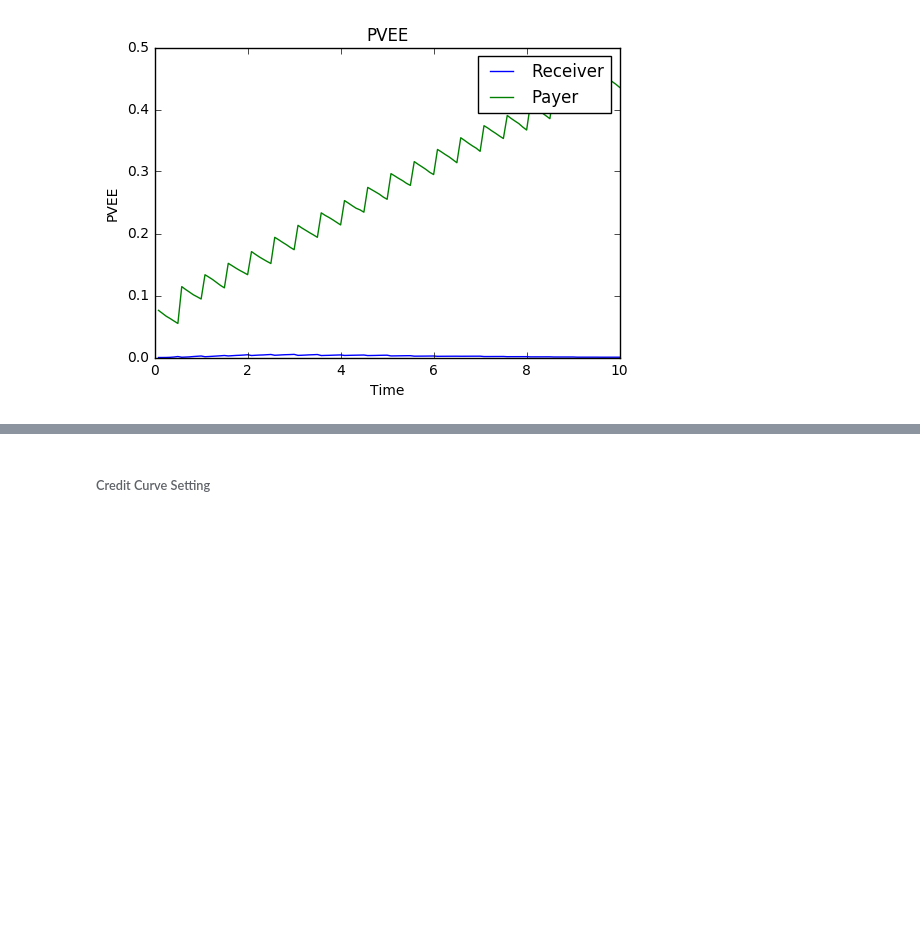
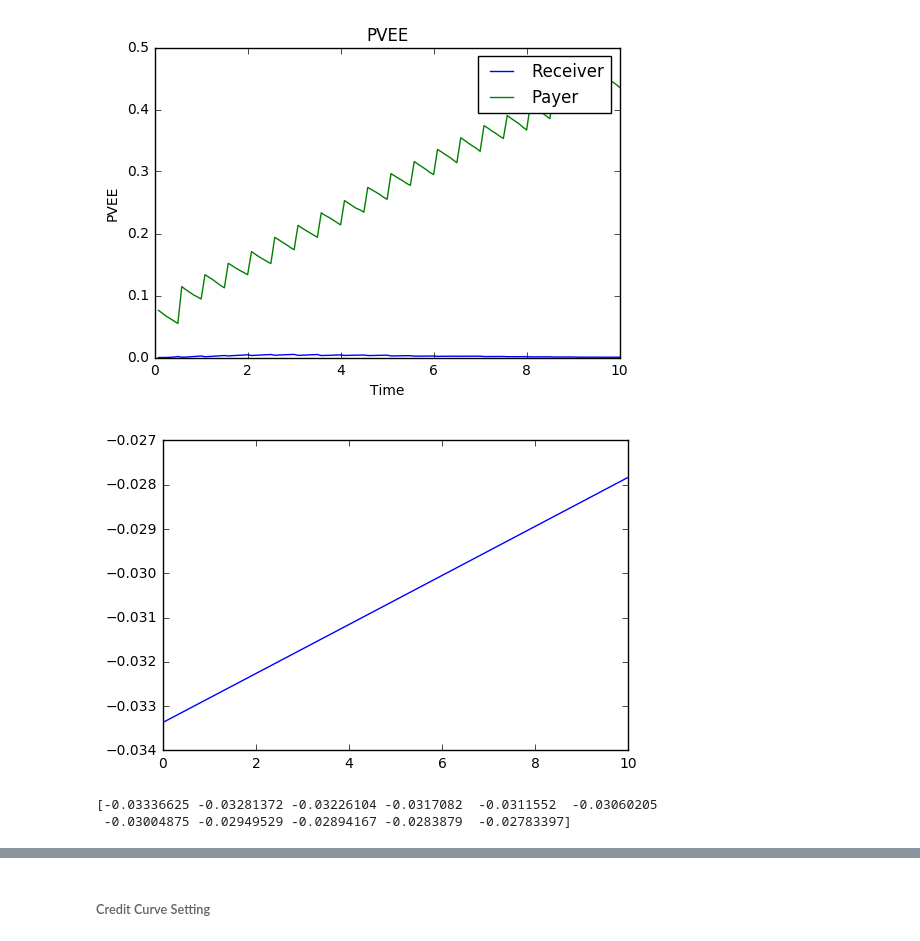
Before and after one commit to lejingxu/CVA_IMM_RegulationProject, a Jupyter notebook: Regulation_Project_Group_4-Copy1.ipynb, the cells around one changed output, grey strips where cells are left out. Drawn from its saved outputs; the diff is of its cells as text; code cells hidden in the pictures; blank space fills up the shorter version.

```diff
--- a/Regulation_Project_Group_4-Copy1.ipynb
+++ b/Regulation_Project_Group_4-Copy1.ipynb
@@ -130,0 +141,10 @@ Receiver [0.0, 2.4902195654967751e-06, 7.3243686583624349e-05, 0.000279464413518
+# %%
+a = P_LIBORs[0][50]
+b = (np.asarray(a[0:-1])/np.asarray(a[1:])-1.)*2.
+plt.plot(b)
+plt.show()
+print b
+# %% [output]
+[figure, added]
+[-0.03336625 -0.03281372 -0.03226104 -0.0317082  -0.0311552  -0.03060205
+ -0.03004875 -0.02949529 -0.02894167 -0.0283879  -0.02783397]
```
Also changed, not shown: parts of 4 cells of this notebook.
